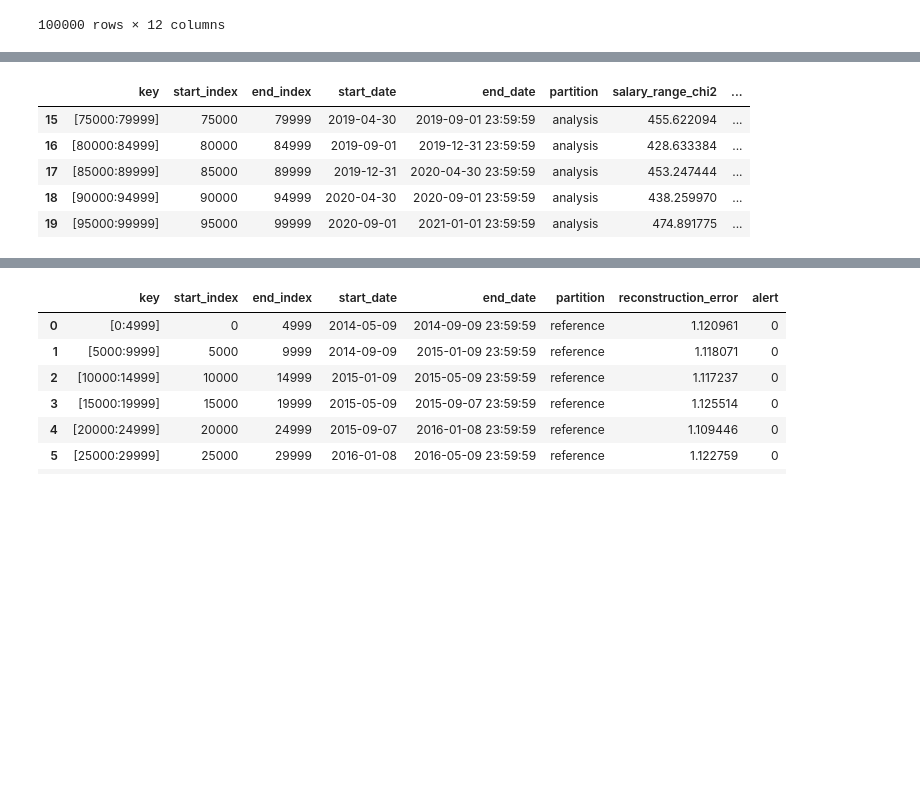
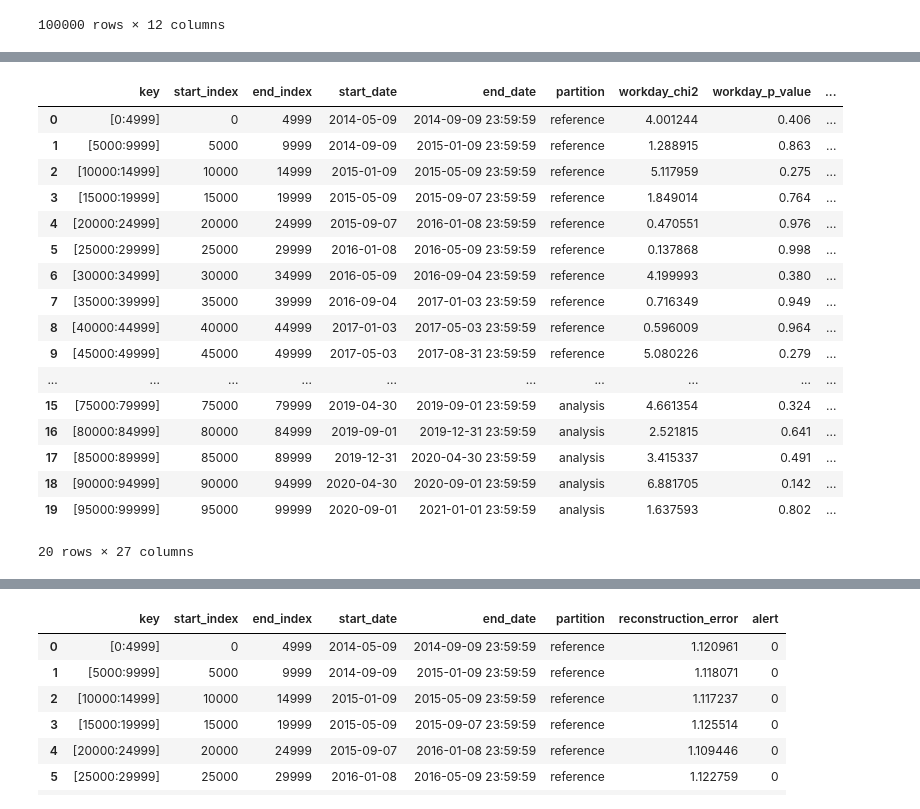
Before and after one commit to NannyML/nannyml, a Jupyter notebook: docs/examples/Data Drift Workflow.ipynb, the cells around one changed output, grey strips where cells are left out. Saved outputs shown, nothing was run; the diff lists cells and outputs as text; code cells hidden in the pictures; blank space fills up the shorter version.

```diff
--- a/docs/examples/Data Drift Workflow.ipynb
+++ b/docs/examples/Data Drift Workflow.ipynb
@@ -96,14 +96,26 @@ univariate_results_columns
  'public_transportation_cost_p_value',
  'public_transportation_cost_alert']
 # %%
-univariate_results.iloc[-5:, :9]
+univariate_results#.iloc[-5:, :9]
 # %% [output]
-|  | key | start_index | end_index | start_date | end_date | partition | salary_range_chi2 | ... |
-| 15 | [75000:79999] | 75000 | 79999 | 2019-04-30 | 2019-09-01 23:59:59 | analysis | 455.622094 | ... |
-| 16 | [80000:84999] | 80000 | 84999 | 2019-09-01 | 2019-12-31 23:59:59 | analysis | 428.633384 | ... |
-| 17 | [85000:89999] | 85000 | 89999 | 2019-12-31 | 2020-04-30 23:59:59 | analysis | 453.247444 | ... |
-| 18 | [90000:94999] | 90000 | 94999 | 2020-04-30 | 2020-09-01 23:59:59 | analysis | 438.259970 | ... |
-| 19 | [95000:99999] | 95000 | 99999 | 2020-09-01 | 2021-01-01 23:59:59 | analysis | 474.891775 | ... |
+|  | key | start_index | end_index | start_date | end_date | partition | workday_chi2 | workday_p_value | ... |
+| 0 | [0:4999] | 0 | 4999 | 2014-05-09 | 2014-09-09 23:59:59 | reference | 4.001244 | 0.406 | ... |
+| 1 | [5000:9999] | 5000 | 9999 | 2014-09-09 | 2015-01-09 23:59:59 | reference | 1.288915 | 0.863 | ... |
+| 2 | [10000:14999] | 10000 | 14999 | 2015-01-09 | 2015-05-09 23:59:59 | reference | 5.117959 | 0.275 | ... |
+| 3 | [15000:19999] | 15000 | 19999 | 2015-05-09 | 2015-09-07 23:59:59 | reference | 1.849014 | 0.764 | ... |
+| 4 | [20000:24999] | 20000 | 24999 | 2015-09-07 | 2016-01-08 23:59:59 | reference | 0.470551 | 0.976 | ... |
+| 5 | [25000:29999] | 25000 | 29999 | 2016-01-08 | 2016-05-09 23:59:59 | reference | 0.137868 | 0.998 | ... |
+| 6 | [30000:34999] | 30000 | 34999 | 2016-05-09 | 2016-09-04 23:59:59 | reference | 4.199993 | 0.380 | ... |
+| 7 | [35000:39999] | 35000 | 39999 | 2016-09-04 | 2017-01-03 23:59:59 | reference | 0.716349 | 0.949 | ... |
+| 8 | [40000:44999] | 40000 | 44999 | 2017-01-03 | 2017-05-03 23:59:59 | reference | 0.596009 | 0.964 | ... |
+| 9 | [45000:49999] | 45000 | 49999 | 2017-05-03 | 2017-08-31 23:59:59 | reference | 5.080226 | 0.279 | ... |
+| ... | ... | ... | ... | ... | ... | ... | ... | ... | ... |
+| 15 | [75000:79999] | 75000 | 79999 | 2019-04-30 | 2019-09-01 23:59:59 | analysis | 4.661354 | 0.324 | ... |
+| 16 | [80000:84999] | 80000 | 84999 | 2019-09-01 | 2019-12-31 23:59:59 | analysis | 2.521815 | 0.641 | ... |
+| 17 | [85000:89999] | 85000 | 89999 | 2019-12-31 | 2020-04-30 23:59:59 | analysis | 3.415337 | 0.491 | ... |
+| 18 | [90000:94999] | 90000 | 94999 | 2020-04-30 | 2020-09-01 23:59:59 | analysis | 6.881705 | 0.142 | ... |
+| 19 | [95000:99999] | 95000 | 99999 | 2020-09-01 | 2021-01-01 23:59:59 | analysis | 1.637593 | 0.802 | ... |
+20 rows × 27 columns
 # %%
 ranking = nml.AlertCountRanking()
 # %%
```
Also changed, not shown: parts of 2 cells of this notebook, 5 other files.
